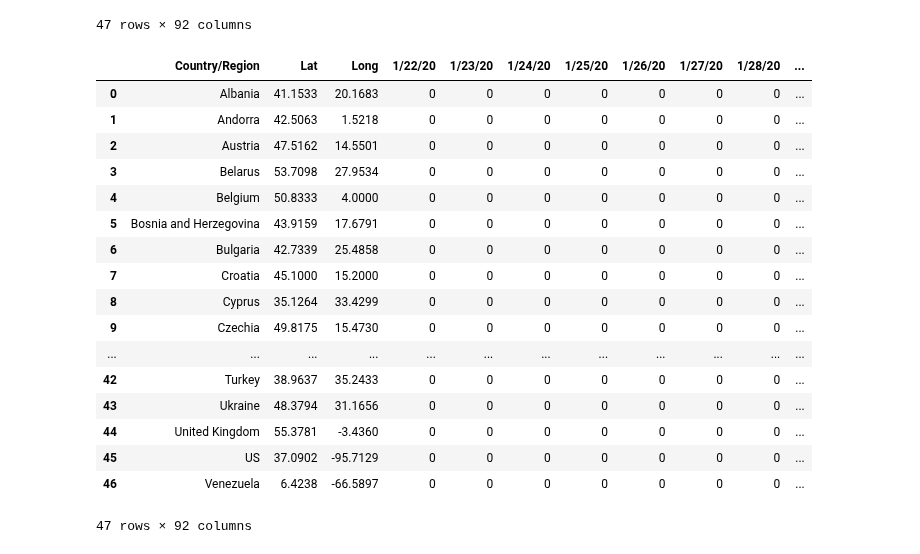
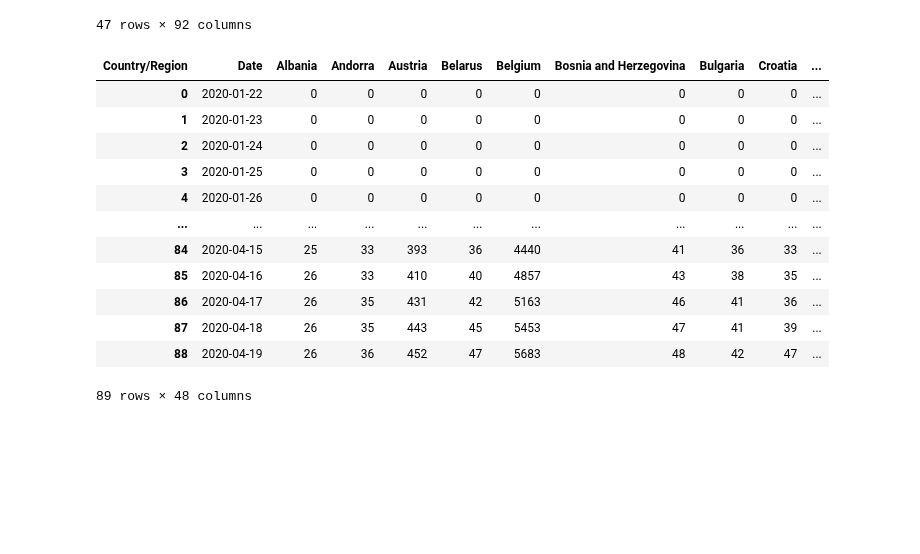
Before and after one commit to ta-data-bcn/Project-Week-3-Data-Thieves, a Jupyter notebook: projectA.ipynb, the cells around one changed output. Saved outputs shown, nothing was run; the diff lists cells and outputs as text; code cells hidden in the pictures; blank space fills up the shorter version.

```diff
--- a/projectA.ipynb
+++ b/projectA.ipynb
@@ -234,29 +122,29 @@ data_clean_d
 | 225 | US | 37.0902 | -95.7129 | 0 | 0 | 0 | 0 | 0 | 0 | 0 | ... |
 | 227 | Venezuela | 6.4238 | -66.5897 | 0 | 0 | 0 | 0 | 0 | 0 | 0 | ... |
 47 rows × 92 columns
-# %%
-df_good_d = data_clean_d.reset_index()
-del df_good_d['index']
-df_good_d
-# %% [output]
-|  | Country/Region | Lat | Long | 1/22/20 | 1/23/20 | 1/24/20 | 1/25/20 | 1/26/20 | 1/27/20 | 1/28/20 | ... |
-| 0 | Albania | 41.1533 | 20.1683 | 0 | 0 | 0 | 0 | 0 | 0 | 0 | ... |
-| 1 | Andorra | 42.5063 | 1.5218 | 0 | 0 | 0 | 0 | 0 | 0 | 0 | ... |
-| 2 | Austria | 47.5162 | 14.5501 | 0 | 0 | 0 | 0 | 0 | 0 | 0 | ... |
-| 3 | Belarus | 53.7098 | 27.9534 | 0 | 0 | 0 | 0 | 0 | 0 | 0 | ... |
-| 4 | Belgium | 50.8333 | 4.0000 | 0 | 0 | 0 | 0 | 0 | 0 | 0 | ... |
-| 5 | Bosnia and Herzegovina | 43.9159 | 17.6791 | 0 | 0 | 0 | 0 | 0 | 0 | 0 | ... |
-| 6 | Bulgaria | 42.7339 | 25.4858 | 0 | 0 | 0 | 0 | 0 | 0 | 0 | ... |
-| 7 | Croatia | 45.1000 | 15.2000 | 0 | 0 | 0 | 0 | 0 | 0 | 0 | ... |
-| 8 | Cyprus | 35.1264 | 33.4299 | 0 | 0 | 0 | 0 | 0 | 0 | 0 | ... |
-| 9 | Czechia | 49.8175 | 15.4730 | 0 | 0 | 0 | 0 | 0 | 0 | 0 | ... |
-| ... | ... | ... | ... | ... | ... | ... | ... | ... | ... | ... | ... |
-| 42 | Turkey | 38.9637 | 35.2433 | 0 | 0 | 0 | 0 | 0 | 0 | 0 | ... |
-| 43 | Ukraine | 48.3794 | 31.1656 | 0 | 0 | 0 | 0 | 0 | 0 | 0 | ... |
-| 44 | United Kingdom | 55.3781 | -3.4360 | 0 | 0 | 0 | 0 | 0 | 0 | 0 | ... |
-| 45 | US | 37.0902 | -95.7129 | 0 | 0 | 0 | 0 | 0 | 0 | 0 | ... |
-| 46 | Venezuela | 6.4238 | -66.5897 | 0 | 0 | 0 | 0 | 0 | 0 | 0 | ... |
-47 rows × 92 columns
+# %%
+df_good_d = data_clean_d.reset_index()
+del df_good_d['index']
+df_good_d
+df_good_d = df_good_d.drop(columns=['Lat', 'Long']).set_index("Country/Region")
+df_good_d = df_good_d.T.reset_index()
+df_good_d = df_good_d.rename(columns={'index':'Date'})
+df_good_d.Date = df_good_d.Date.astype('datetime64')
+df_good_d
+# %% [output]
+| Country/Region | Date | Albania | Andorra | Austria | Belarus | Belgium | Bosnia and Herzegovina | Bulgaria | Croatia | ... |
+| 0 | 2020-01-22 | 0 | 0 | 0 | 0 | 0 | 0 | 0 | 0 | ... |
+| 1 | 2020-01-23 | 0 | 0 | 0 | 0 | 0 | 0 | 0 | 0 | ... |
+| 2 | 2020-01-24 | 0 | 0 | 0 | 0 | 0 | 0 | 0 | 0 | ... |
+| 3 | 2020-01-25 | 0 | 0 | 0 | 0 | 0 | 0 | 0 | 0 | ... |
+| 4 | 2020-01-26 | 0 | 0 | 0 | 0 | 0 | 0 | 0 | 0 | ... |
+| ... | ... | ... | ... | ... | ... | ... | ... | ... | ... | ... |
+| 84 | 2020-04-15 | 25 | 33 | 393 | 36 | 4440 | 41 | 36 | 33 | ... |
+| 85 | 2020-04-16 | 26 | 33 | 410 | 40 | 4857 | 43 | 38 | 35 | ... |
+| 86 | 2020-04-17 | 26 | 35 | 431 | 42 | 5163 | 46 | 41 | 36 | ... |
+| 87 | 2020-04-18 | 26 | 35 | 443 | 45 | 5453 | 47 | 41 | 39 | ... |
+| 88 | 2020-04-19 | 26 | 36 | 452 | 47 | 5683 | 48 | 42 | 47 | ... |
+89 rows × 48 columns
 # %%
 df_good_d.describe()
 # %% [output]
```
Also changed, not shown: parts of 9 cells of this notebook, 1 other file.
